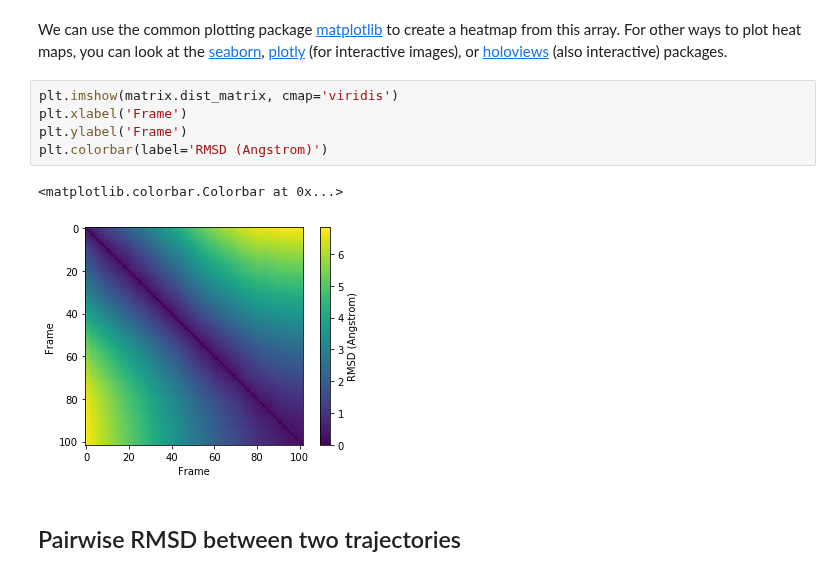
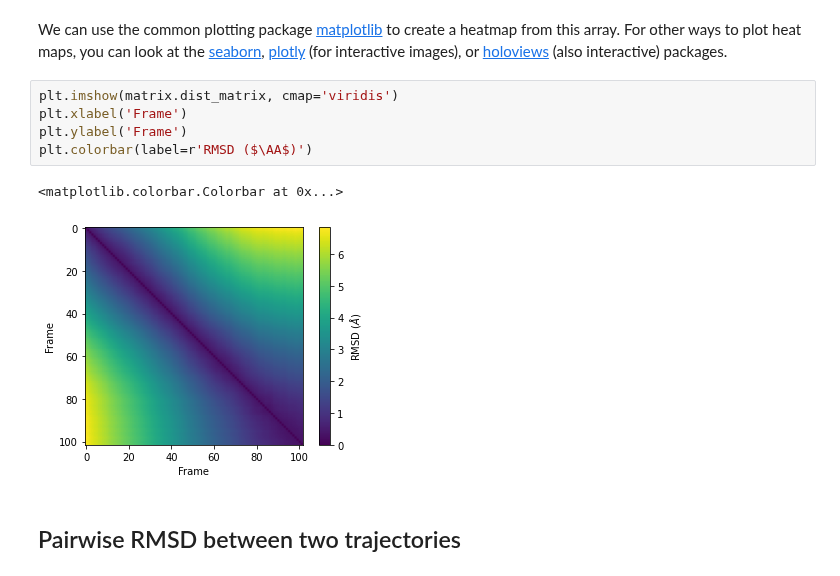
Before and after one commit to MDAnalysis/UserGuide, a Jupyter notebook: doc/source/examples/analysis/alignment_and_rms/pairwise_rmsd.ipynb, the cells around one changed output. Saved outputs shown, nothing was run; the diff lists cells and outputs as text.

```diff
--- a/doc/source/examples/analysis/alignment_and_rms/pairwise_rmsd.ipynb
+++ b/doc/source/examples/analysis/alignment_and_rms/pairwise_rmsd.ipynb
@@ -71,11 +68,11 @@ We can use the common plotting package [matplotlib](https://matplotlib.org/3.1.1
 # %%
 plt.imshow(matrix.dist_matrix, cmap='viridis')
 plt.xlabel('Frame')
 plt.ylabel('Frame')
-plt.colorbar(label='RMSD (Angstrom)')
+plt.colorbar(label=r'RMSD ($\AA$)')
 # %% [output]
 <matplotlib.colorbar.Colorbar at 0x...>
-[figure, old version]
+[figure, new version]
 # %% [markdown]
 ## Pairwise RMSD between two trajectories
 # %% [markdown]
```
Also changed, not shown: parts of 4 cells of this notebook, 2 other files.
